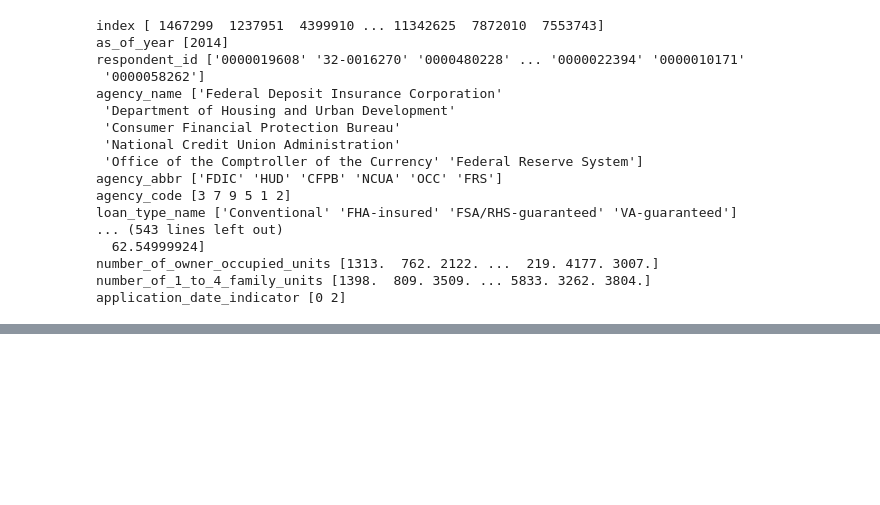
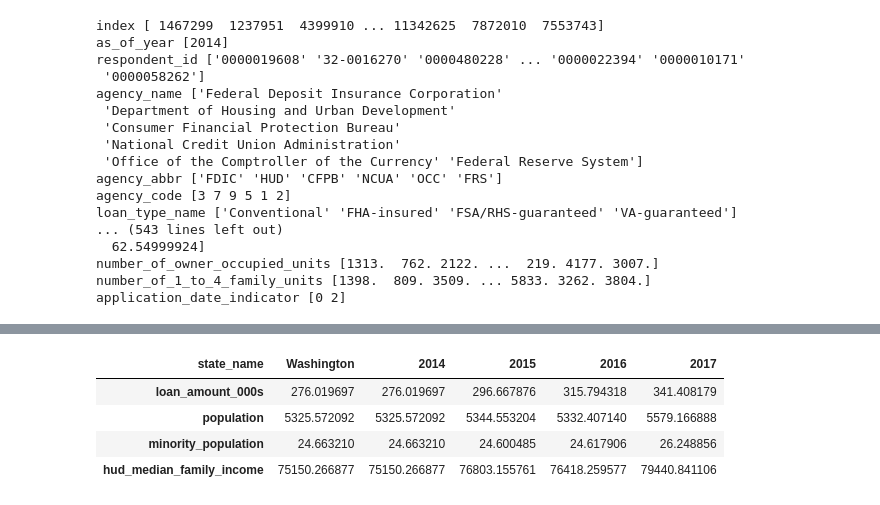
Before and after one commit to Data-Science-II/TermProject-Ayush-Faisal-Brandon, a Jupyter notebook: python/0_HMDA_EDA.ipynb, the cells around one changed output, grey strips where cells are left out. Saved outputs shown, nothing was run; the diff lists cells and outputs as text; code cells hidden in the pictures; blank space fills up the shorter version.

```diff
--- a/python/0_HMDA_EDA.ipynb
+++ b/python/0_HMDA_EDA.ipynb
@@ -76,0 +120,16 @@ application_date_indicator [0 2]
+# %%
+### Zillow Data is only from Washington so that is data we want to be using
+def query_washington(year):
+    table = "hmda_{}".format(year)
+    con = sqlite3.connect("../data/HMDA.db")
+    query = f'SELECT * FROM {table} WHERE state_name is "Washington"'
+    df = pd.read_sql(sql = query, con = con)
+    con.close()
+
+    return df
+
+washington_2014 = query_washington(2014)
+# %%
+washington = filter(washington_2014)
+# %%
+washington = washington.transpose()
@@ -76,0 +144,15 @@ application_date_indicator [0 2]
+# %%
+for year in [2014, 2015, 2016, 2017]:
+    year_frame = query_washington(year)
+    year_frame = filter(year_frame).transpose()
+    year_frame = year_frame.rename(columns  = {"Washington": str(year)})
+    washington[str(year)] = year_frame[str(year)]
+
+
+washington
+# %% [output]
+| state_name | Washington | 2014 | 2015 | 2016 | 2017 |
+| loan_amount_000s | 276.019697 | 276.019697 | 296.667876 | 315.794318 | 341.408179 |
+| population | 5325.572092 | 5325.572092 | 5344.553204 | 5332.407140 | 5579.166888 |
+| minority_population | 24.663210 | 24.663210 | 24.600485 | 24.617906 | 26.248856 |
+| hud_median_family_income | 75150.266877 | 75150.266877 | 76803.155761 | 76418.259577 | 79440.841106 |
```
Also changed, not shown: parts of 11 cells of this notebook, 5 other files.
